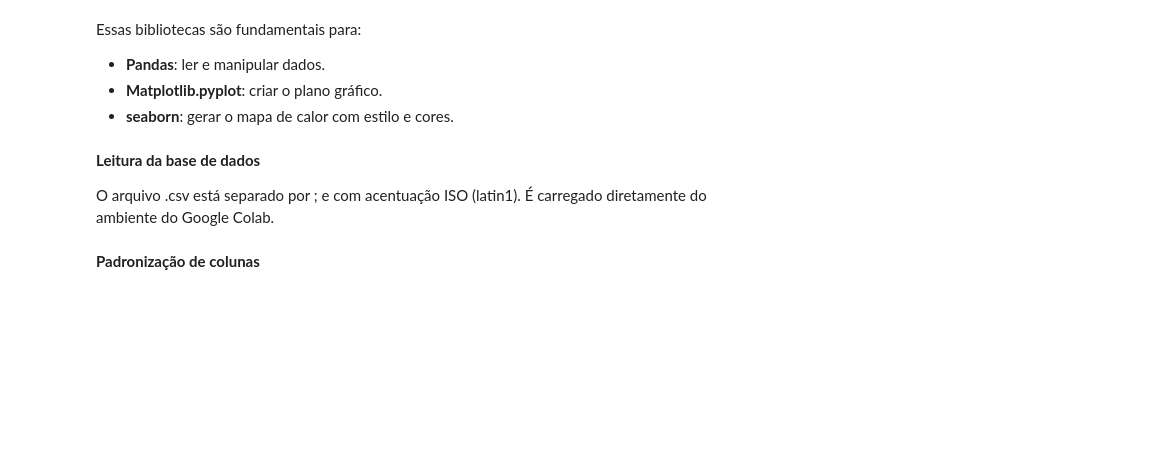
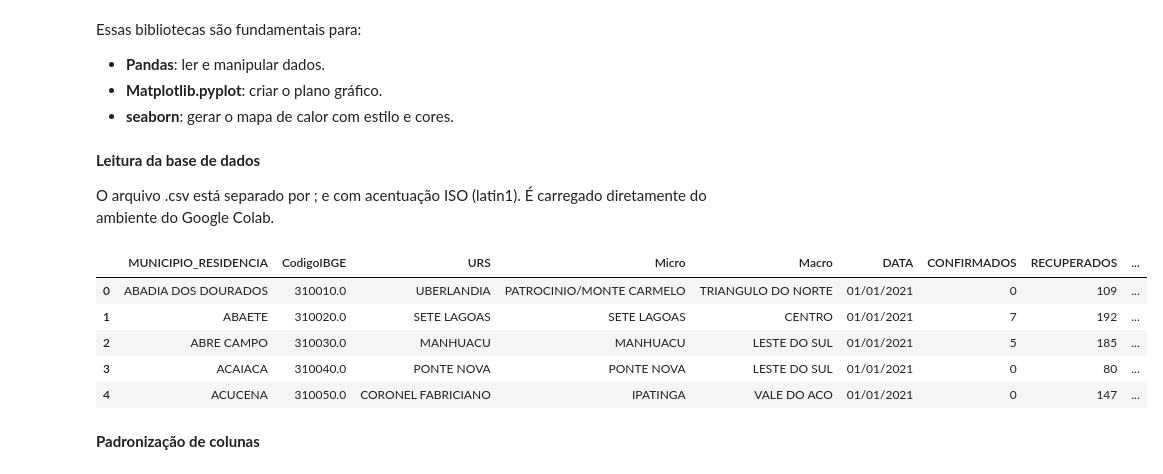
Before and after one commit to rodrygofesantos/oficina_forped, a Jupyter notebook: Mapa_de_calor.ipynb, the cells around one changed output. Saved outputs shown, nothing was run; the diff lists cells and outputs as text; code cells hidden in the pictures; blank space fills up the shorter version.

```diff
--- a/Mapa_de_calor.ipynb
+++ b/Mapa_de_calor.ipynb
@@ -22,7 +22,16 @@ import matplotlib.pyplot as plt
 O arquivo .csv está separado por ; e com acentuação ISO (latin1).
 É carregado diretamente do ambiente do Google Colab.
 # %%
-df = pd.read_csv("/content/XLSX_Painel_2021.csv", sep=";", encoding="latin1")
+df = pd.read_csv("/content/Painel_2021.csv", sep=",", encoding="latin1")
+# %%
+df.head()
+# %% [output]
+|  | MUNICIPIO_RESIDENCIA | CodigoIBGE | URS | Micro | Macro | DATA | CONFIRMADOS | RECUPERADOS | ... |
+| 0 | ABADIA DOS DOURADOS | 310010.0 | UBERLANDIA | PATROCINIO/MONTE CARMELO | TRIANGULO DO NORTE | 01/01/2021 | 0 | 109 | ... |
+| 1 | ABAETE | 310020.0 | SETE LAGOAS | SETE LAGOAS | CENTRO | 01/01/2021 | 7 | 192 | ... |
+| 2 | ABRE CAMPO | 310030.0 | MANHUACU | MANHUACU | LESTE DO SUL | 01/01/2021 | 5 | 185 | ... |
+| 3 | ACAIACA | 310040.0 | PONTE NOVA | PONTE NOVA | LESTE DO SUL | 01/01/2021 | 0 | 80 | ... |
+| 4 | ACUCENA | 310050.0 | CORONEL FABRICIANO | IPATINGA | VALE DO ACO | 01/01/2021 | 0 | 147 | ... |
 # %% [markdown]
 **Padronização de colunas**
 # %%
```
Also changed, not shown: parts of 4 cells of this notebook.
